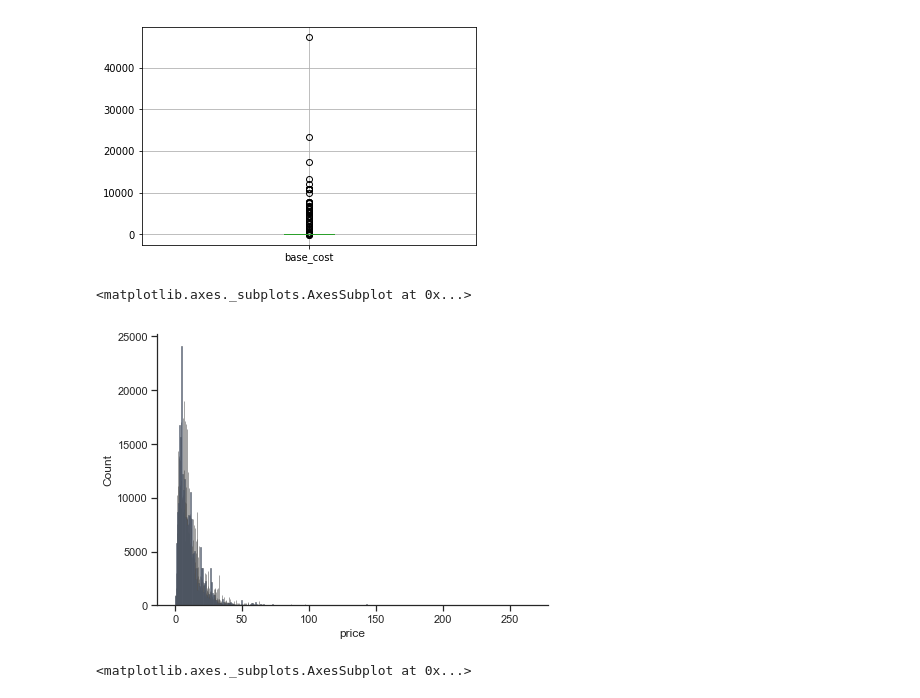
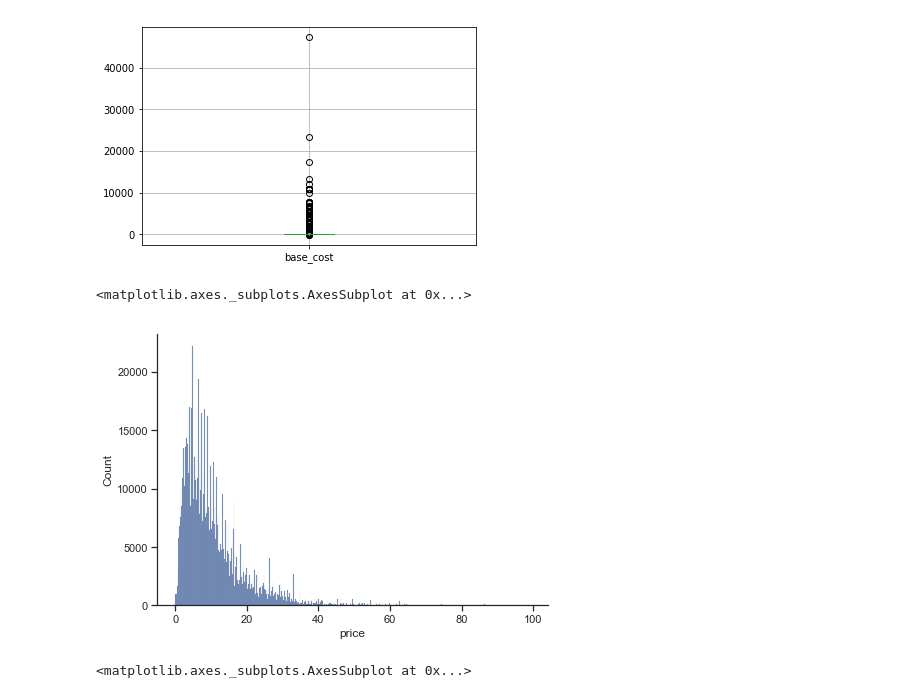
Before and after one commit to JoseGiner67/Datathon-UniversityHack-2022, a Jupyter notebook: vis_code.ipynb, the cells around one changed output. Drawn from its saved outputs; the diff is of its cells as text; code cells hidden in the pictures.

```diff
--- a/vis_code.ipynb
+++ b/vis_code.ipynb
@@ -178,25 +168,23 @@ ventas.boxplot(column = numerical[1])
 <matplotlib.axes._subplots.AxesSubplot at 0x...>
 [figure]
 # %%
-import seaborn as sns
 import matplotlib as plt
 import matplotlib.pyplot as plt
 
 sns.set_theme(style="ticks")
 
 f, ax = plt.subplots(figsize=(7, 5))
 sns.despine(f)
 
 sns.histplot(
-    ventas,
+    ventas[ventas['price'] < 100],
     x="price",
-    edgecolor=".3",
-    linewidth=.5,
+    edgecolor=".3"
 
 )
 # %% [output]
 <matplotlib.axes._subplots.AxesSubplot at 0x...>
-[figure, old version]
+[figure, new version]
 # %%
 import matplotlib.pyplot as plt
 sns.set_theme(style="whitegrid")
```
Also changed, not shown: parts of 2 cells of this notebook.
